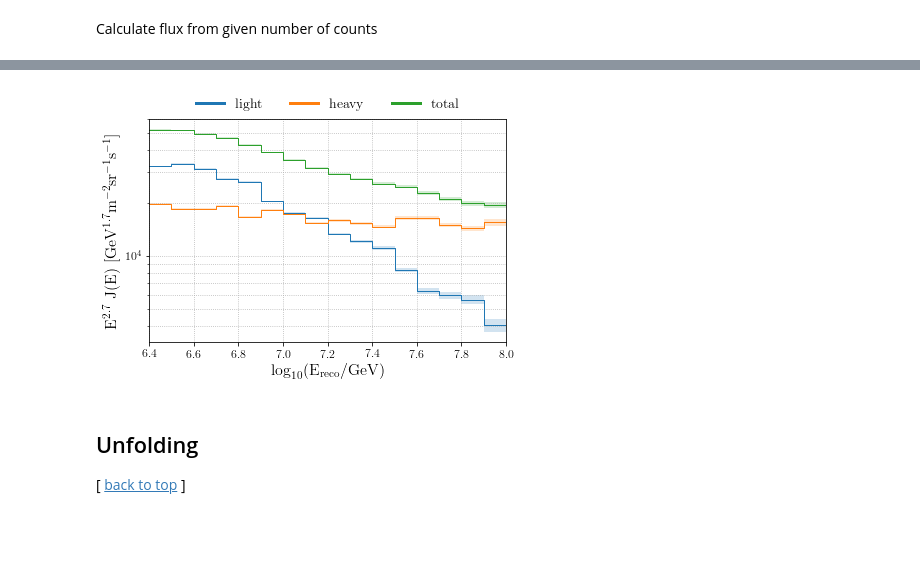
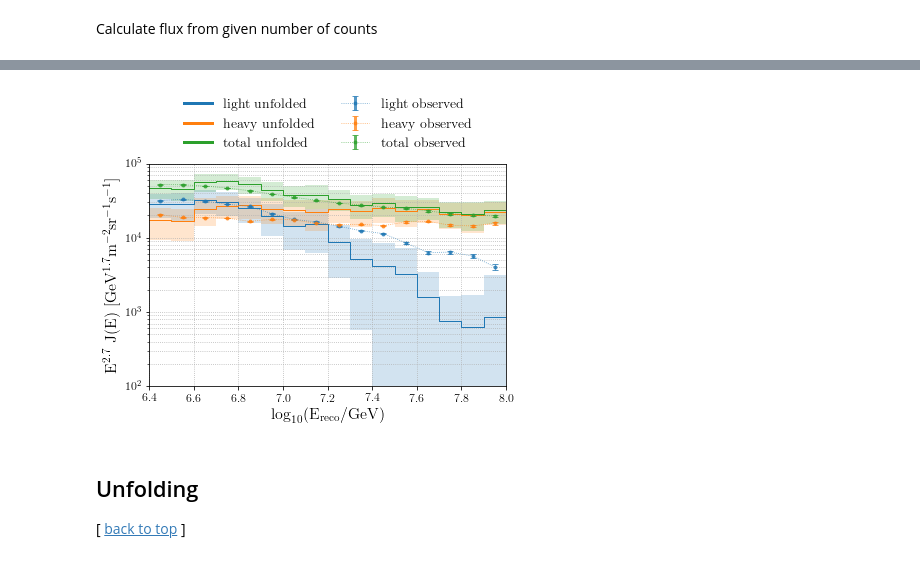
Before and after one commit to jrbourbeau/cr-composition, a Jupyter notebook: notebooks/spectrum-analysis.ipynb, the cells around one changed output, grey strips where cells are left out. Drawn from its saved outputs; the diff is of its cells as text; code cells hidden in the pictures; blank space fills up the shorter version.

```diff
--- a/notebooks/spectrum-analysis.ipynb
+++ b/notebooks/spectrum-analysis.ipynb
@@ -354,0 +583,4 @@ num_particles
+# %%
+_, _, err_sys, _ = comp.get1d('unfolding/PyUnfold/unfolded_output_{}.root'.format(model_name),
+                              'NC_errSys', 'Unf_ks_ACM/bin0')
+err_sys
@@ -354,0 +599,5 @@ num_particles
+# %%
+df_counts['counts_unf_err_light'] = np.sqrt(err_sys[::2]**2 + err_stat[::2]**2)
+df_counts['counts_unf_err_heavy'] = np.sqrt(err_sys[1::2]**2 + err_stat[1::2]**2)
+df_counts['counts_unf_err_total'] = np.sqrt(df_counts['counts_unf_err_heavy']**2 + df_counts['counts_unf_err_light']**2)
+df_counts
@@ -441,13 +721,3 @@ plt.show()
 [figure]
 # %% [markdown]
 Calculate flux from given number of counts
-# %%
-flux, flux_err = {}, {}
-for composition in comp_list + ['total']:
-    flux[composition], flux_err[composition] = comp.analysis.get_flux(num_particles[composition],
-                                                              num_particles_err[composition],
-                                                              energybins=energybins.energy_bins,
-                                                              eff_area=eff_area,
-#                                                               eff_area=139367.589441,
-                                                              livetime=livetime, livetime_err=livetime_err,
-                                                              solid_angle=solid_angle)
@@ -454,14 +769,42 @@ for composition in comp_list + ['total']:
 # %%
 # Plot fraction of events vs energy
 fig, ax = plt.subplots()
+
+# Plot observed flux
 for composition in comp_list + ['total']:
-    plotting.plot_steps(energybins.log_energy_bins, flux[composition], yerr=flux_err[composition],
-                        ax=ax, color=color_dict[composition], label=composition)
+    flux = df_flux['flux_obs_{}'.format(composition)]
+    flux_err = df_flux['flux_obs_{}_err'.format(composition)]
+    ax.errorbar(energybins.log_energy_midpoints, flux, yerr=flux_err,
+                marker='.', ls=':', color=color_dict[composition], alpha=0.75,
+                label=composition + ' observed')
+
+
+# Plot unfolded flux
+for composition in comp_list + ['total']:
+    flux = df_flux['flux_unf_{}'.format(composition)]
+    flux_err = df_flux['flux_unf_{}_err'.format(composition)]
+    plotting.plot_steps(energybins.log_energy_bins, flux, yerr=flux_err,
+                        ax=ax, color=color_dict[composition], label=composition + ' unfolded')
+
+# # Plot model flux
+# for composition in comp_list + ['total']:
+#     fluxmodel = Hoerandel5()
+#     name = 'Hoerandel5'
+#     for idx, ptype in enumerate(model_ptypes[name][composition]):
+#         fluxes = fluxmodel(flux_energy_points, ptype)
+#         if idx == 0: scaled_flux = flux_energy_points**2.7*fluxes
+#         else: scaled_flux += flux_energy_points**2.7*fluxes
+#     ax.plot(np.log10(flux_energy_points), scaled_flux,
+#             ls=model_to_style[name], linewidth=1.5, marker='None',
+#             color=color_dict[composition], alpha=0.75,
+#             label=name + ' ' + composition)
+
+
 ax.set_yscale("log", nonposy='clip')
 ax.set_xlabel('$\mathrm{\log_{10}(E_{reco}/GeV)}$')
 ax.set_ylabel('$\mathrm{ E^{2.7} \ J(E) \ [GeV^{1.7} m^{-2} sr^{-1} s^{-1}]}$')
 ax.set_xlim([energybins.log_energy_min, energybins.log_energy_max])
-# ax.set_ylim([10**2, 10**5])
+ax.set_ylim([10**2, 10**5])
 ax.grid(linestyle='dotted', which="both")
 
 # # Add 3-year scraped flux
@@ -478,36 +821,42 @@ ax.grid(linestyle='dotted', which="both")
 # if comp_class:
 #     ax.plot(np.log10(df_light.energy), df_light.flux, label='3 yr light',
 #             marker='.', ls=':')
 #     ax.plot(np.log10(df_heavy.energy), df_heavy.flux, label='3 yr heavy',
 #             marker='.', ls=':')
 #     ax.plot(np.log10(df_heavy.energy), df_heavy.flux+df_light.flux, label='3 yr total',
 #             marker='.', ls=':')
 # else:
 #     ax.plot(np.log10(df_proton.energy), df_proton.flux, label='3 yr proton',
 #             marker='.', ls=':')
 #     ax.plot(np.log10(df_helium.energy), df_helium.flux, label='3 yr helium',
 #             marker='.', ls=':', color=color_dict['He'])
 #     ax.plot(np.log10(df_oxygen.energy), df_oxygen.flux, label='3 yr oxygen',
 #             marker='.', ls=':', color=color_dict['O'])
 #     ax.plot(np.log10(df_iron.energy), df_iron.flux, label='3 yr iron',
 #         marker='.', ls=':', color=color_dict['Fe'])
 #     ax.plot(np.log10(df_iron.energy), df_proton.flux+df_helium.flux+df_oxygen.flux+df_iron.flux, label='3 yr total',
 #     marker='.', ls=':', color='C2')
 
+# ax.legend(loc='center left', bbox_to_anchor=(1, 0.5), frameon=False)
 
 leg = plt.legend(loc='upper center', frameon=False,
           bbox_to_anchor=(0.5,  # horizontal
-                          1.15),# vertical
-          ncol=len(comp_list)+1, fancybox=False)
+                          1.35),# vertical
+          ncol=len(comp_list), fancybox=False)
 # set the linewidth of each legend object
 for legobj in leg.legendHandles:
     legobj.set_linewidth(3.0)
 
 # plt.savefig('/home/jbourbeau/public_html/figures/spectrum.png')
 # plt.savefig('/home/jbourbeau/public_html/figures/spectrum-3year-comparison.png')
+flux_comparison_outfile = os.path.join(comp.paths.figures_dir, 'unfolding', 'iter-bayesian',
+                                       'flux_comparison_{}.png'.format(model_name))
+comp.check_output_dir(flux_comparison_outfile)
+plt.savefig(flux_comparison_outfile)
+
 plt.show()
 # %% [output]
-[figure, old version]
+[figure, new version]
 # %% [markdown]
 ## Unfolding
 [ [back to top](#top) ]
```
Also changed, not shown: parts of 27 cells of this notebook, 29 other files.
